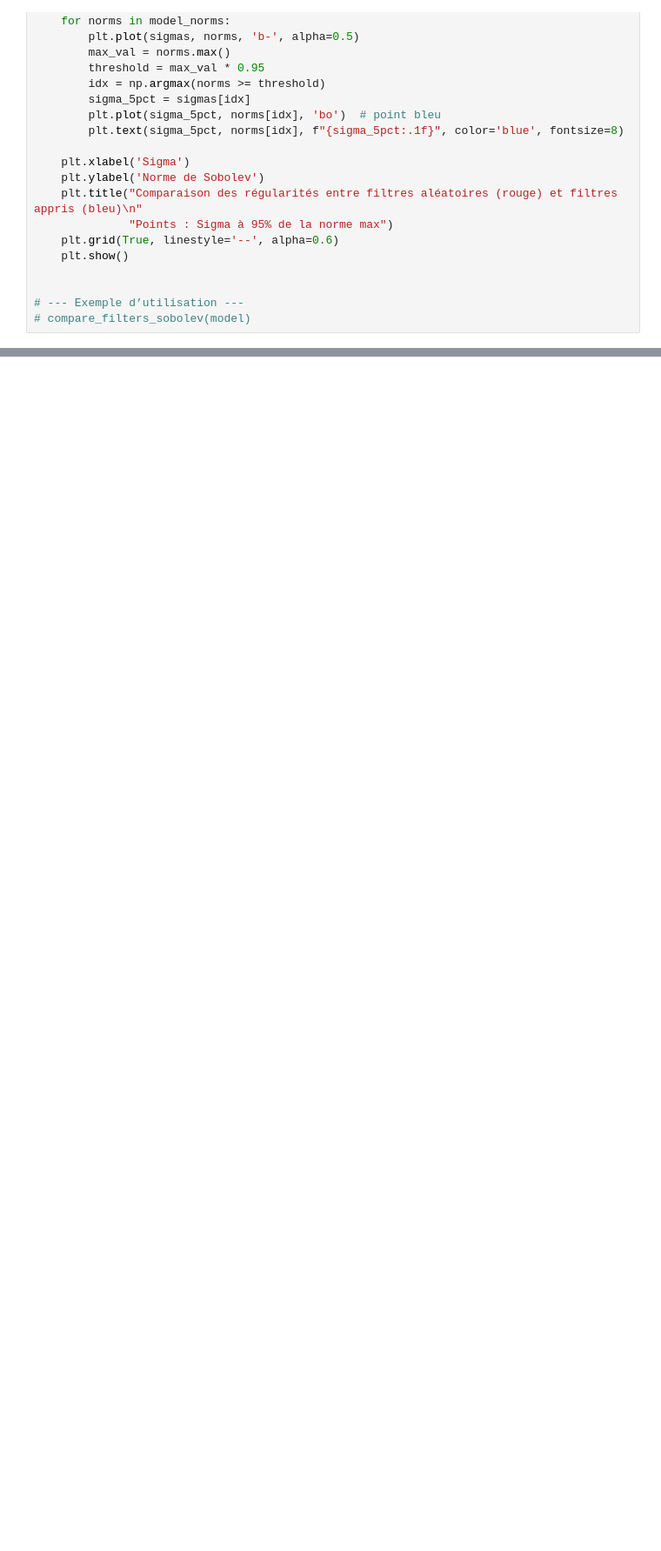
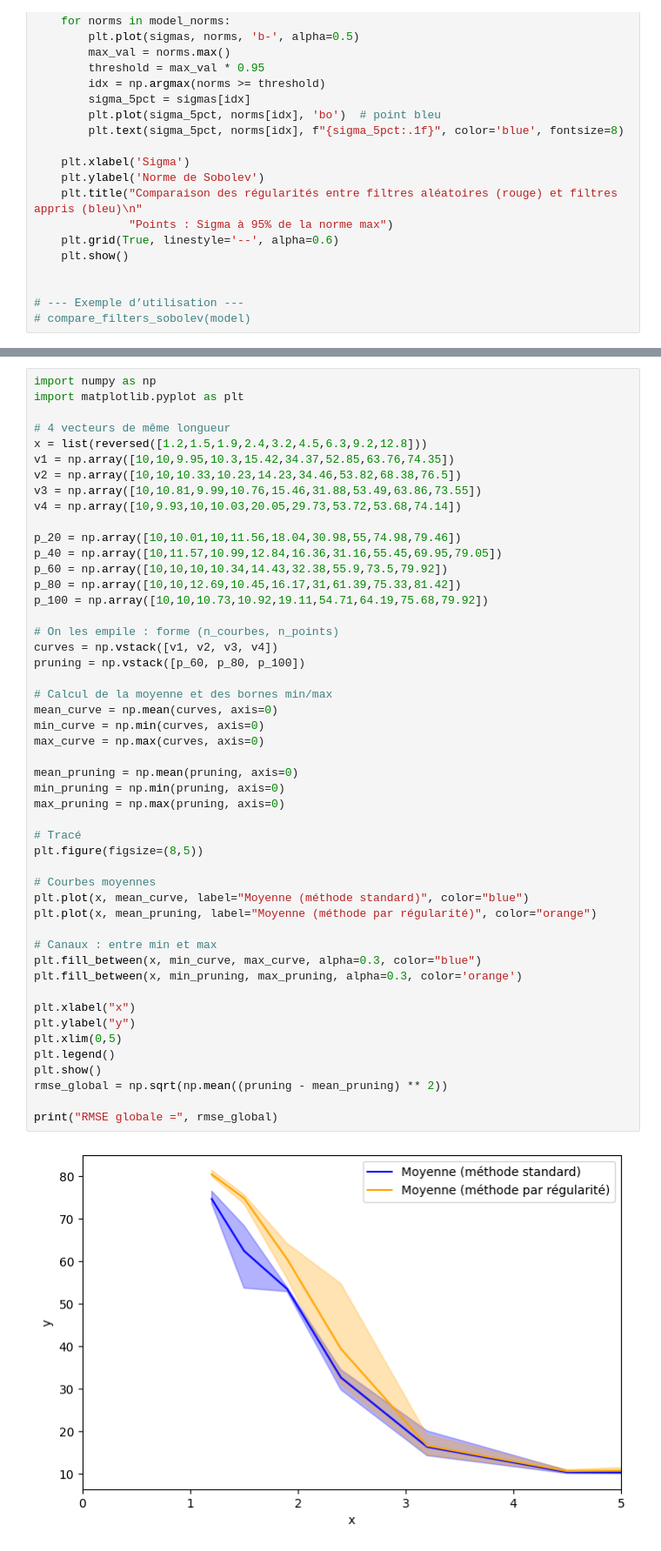
Before and after one commit to josselinteste/projet_es_ia_embarquee_CHALIN_TESTE, a Jupyter notebook: utilitaire.ipynb, the cells around one changed output, grey strips where cells are left out. Shown at 87% size. Drawn from its saved outputs; the diff is of its cells as text; blank space fills up the shorter version.

Commit message:
Ajoute de fonctions d'analyse des résultats après et avant le pruning

```diff
--- a/utilitaire.ipynb
+++ b/utilitaire.ipynb
@@ -1243,0 +1255,51 @@ def compare_filters_sobolev(model, n_random=30, n_model=15, sigmas=np.linspace(2
+# %%
+import numpy as np
+import matplotlib.pyplot as plt
+
+# 4 vecteurs de même longueur
+x = list(reversed([1.2,1.5,1.9,2.4,3.2,4.5,6.3,9.2,12.8]))
+v1 = np.array([10,10,9.95,10.3,15.42,34.37,52.85,63.76,74.35])
+v2 = np.array([10,10,10.33,10.23,14.23,34.46,53.82,68.38,76.5])
+v3 = np.array([10,10.81,9.99,10.76,15.46,31.88,53.49,63.86,73.55])
+v4 = np.array([10,9.93,10,10.03,20.05,29.73,53.72,53.68,74.14])
+
+p_20 = np.array([10,10.01,10,11.56,18.04,30.98,55,74.98,79.46])
+p_40 = np.array([10,11.57,10.99,12.84,16.36,31.16,55.45,69.95,79.05])
+p_60 = np.array([10,10,10,10.34,14.43,32.38,55.9,73.5,79.92])
+p_80 = np.array([10,10,12.69,10.45,16.17,31,61.39,75.33,81.42])
+p_100 = np.array([10,10,10.73,10.92,19.11,54.71,64.19,75.68,79.92])
+
+# On les empile : forme (n_courbes, n_points)
+curves = np.vstack([v1, v2, v3, v4])
+pruning = np.vstack([p_60, p_80, p_100])
+
+# Calcul de la moyenne et des bornes min/max
+mean_curve = np.mean(curves, axis=0)
+min_curve = np.min(curves, axis=0)
+max_curve = np.max(curves, axis=0)
+
+mean_pruning = np.mean(pruning, axis=0)
+min_pruning = np.min(pruning, axis=0)
+max_pruning = np.max(pruning, axis=0)
+
+# Tracé
+plt.figure(figsize=(8,5))
+
+# Courbes moyennes
+plt.plot(x, mean_curve, label="Moyenne (méthode standard)", color="blue")
+plt.plot(x, mean_pruning, label="Moyenne (méthode par régularité)", color="orange")
+
+# Canaux : entre min et max
+plt.fill_between(x, min_curve, max_curve, alpha=0.3, color="blue")
+plt.fill_between(x, min_pruning, max_pruning, alpha=0.3, color='orange')
+
+plt.xlabel("x")
+plt.ylabel("y")
+plt.xlim(0,5)
+plt.legend()
+plt.show()
+rmse_global = np.sqrt(np.mean((pruning - mean_pruning) ** 2))
+
+print("RMSE globale =", rmse_global)
+# %% [output]
+[figure, added]
```
Also changed, not shown: parts of 5 cells of this notebook.
